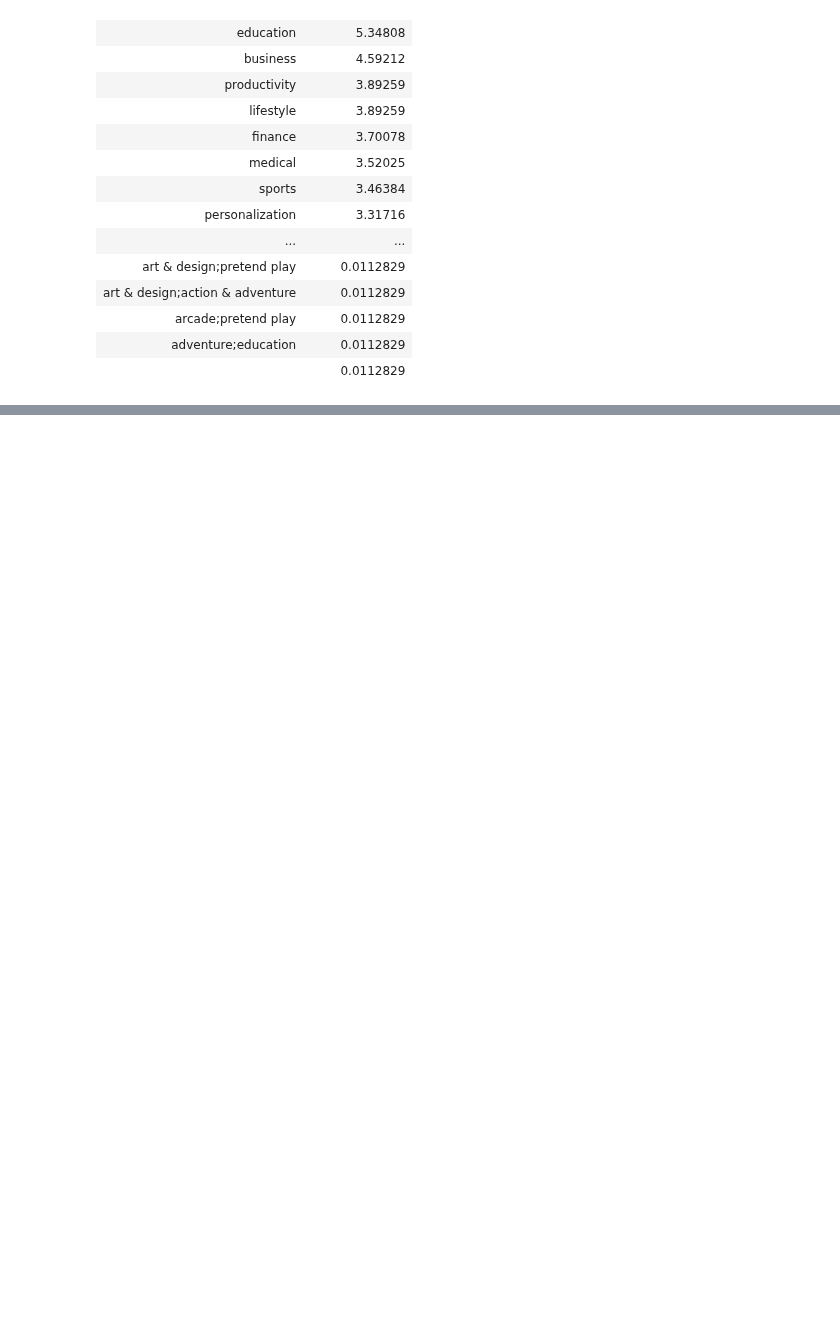
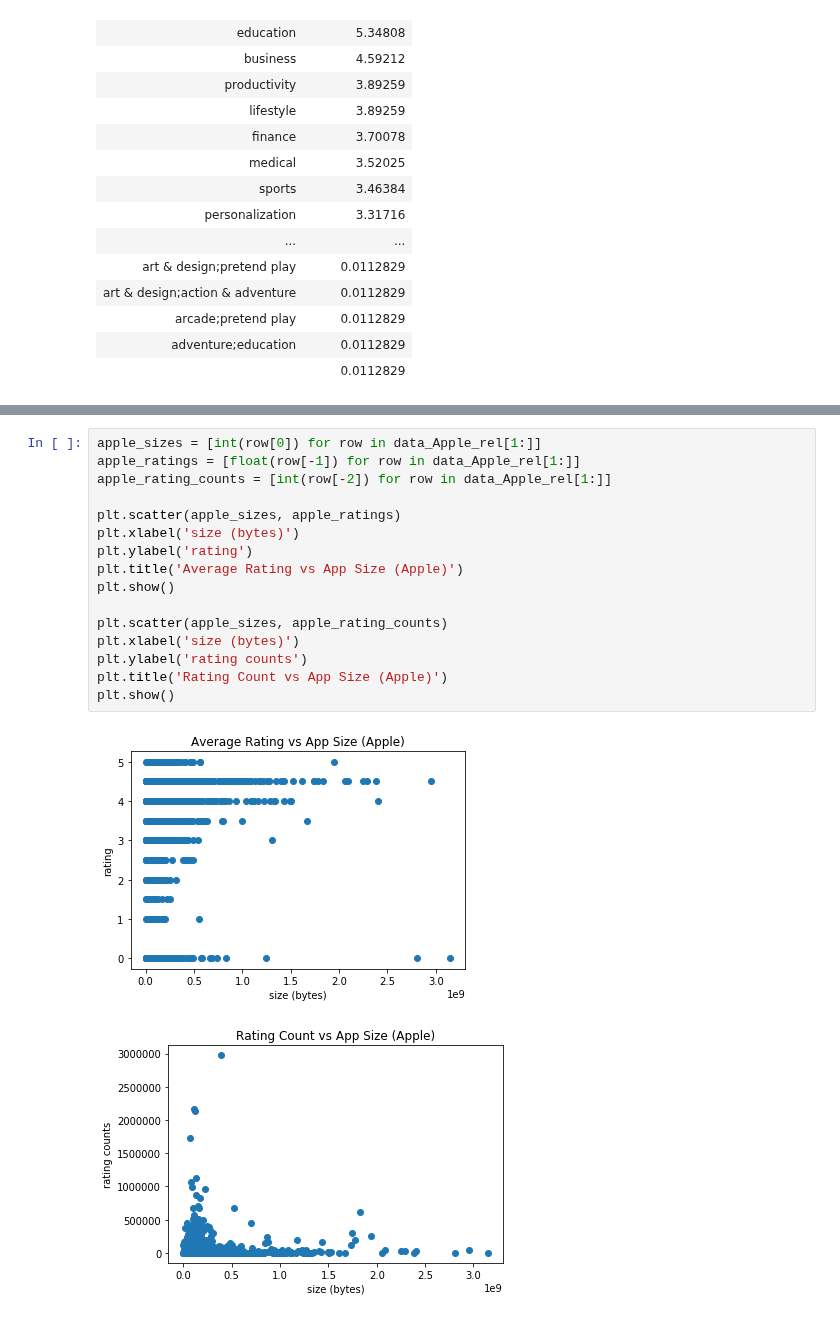
Before and after one commit to FlorentCLMichel/learning_data_science, a Jupyter notebook: Profitable_App_Profiles.ipynb, the cells around one changed output, grey strips where cells are left out. Cells and saved outputs as stored; diff of their text form; blank space fills up the shorter version.

```diff
--- a/Profitable_App_Profiles.ipynb
+++ b/Profitable_App_Profiles.ipynb
@@ -951,0 +1004,19 @@ One possibility to mitigate this weakness is to focus the app on photo and video
+# %%
+apple_sizes = [int(row[0]) for row in data_Apple_rel[1:]]
+apple_ratings = [float(row[-1]) for row in data_Apple_rel[1:]]
+apple_rating_counts = [int(row[-2]) for row in data_Apple_rel[1:]]
+
+plt.scatter(apple_sizes, apple_ratings)
+plt.xlabel('size (bytes)')
+plt.ylabel('rating')
+plt.title('Average Rating vs App Size (Apple)')
+plt.show()
+
+plt.scatter(apple_sizes, apple_rating_counts)
+plt.xlabel('size (bytes)')
+plt.ylabel('rating counts')
+plt.title('Rating Count vs App Size (Apple)')
+plt.show()
+# %% [output]
+[figure, added]
+[figure, added]
```
Also changed, not shown: parts of 72 cells of this notebook.
